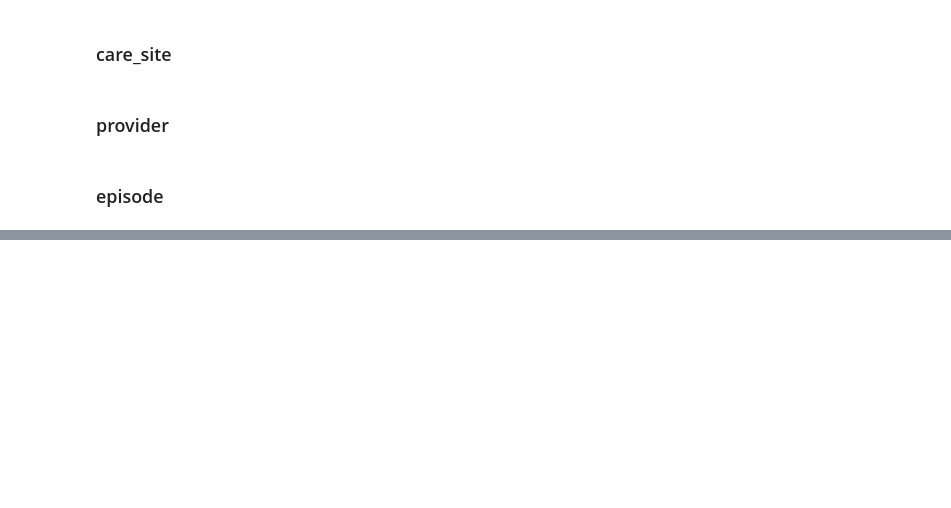
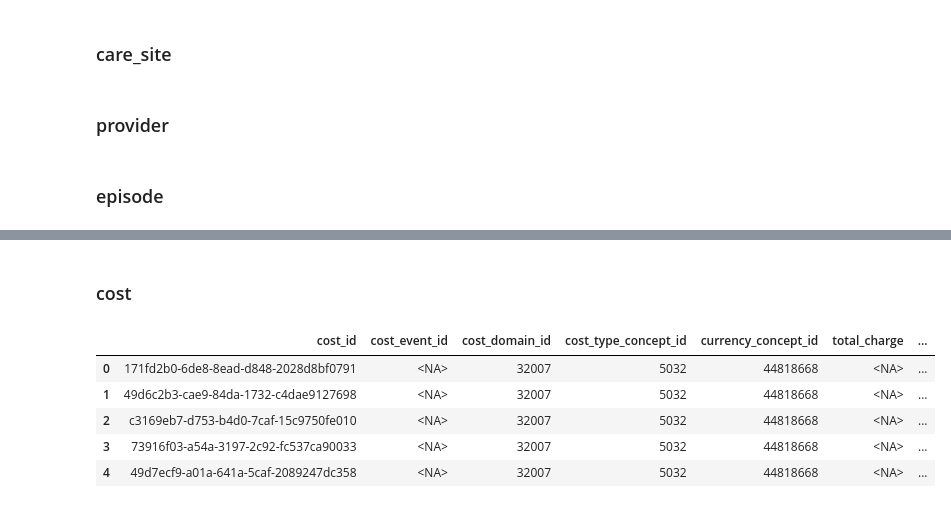
Before and after one commit to saywurdson/synthea_dw, a Jupyter notebook: omop.ipynb, the cells around one changed output, grey strips where cells are left out. Saved outputs shown, nothing was run; the diff lists cells and outputs as text; code cells hidden in the pictures; blank space fills up the shorter version.

```diff
--- a/omop.ipynb
+++ b/omop.ipynb
@@ -575,3 +835,55 @@ episode.head()
 | 2 | 98b4003d-5a49-0126-84b3-c2fae5b12327 | 561d73b3-1c56-ed8d-266e-70c9e8712efb | 32533 | 1997-01-08 | 1997-01-08 13:39:43+00:00 | None | ... |
 | 3 | 86969333-0db4-2e41-c86d-21cc1422aa12 | 1d26a818-351d-22f4-15d7-04cf0f520780 | 32533 | 2000-09-24 | 2000-09-24 00:13:34+00:00 | None | ... |
 | 4 | 936bf292-663b-0f86-ac71-5dc7c24d1378 | fffe0830-f71e-bd50-e90d-fc5f23c55433 | 32533 | 2008-09-15 | 2008-09-15 11:42:35+00:00 | None | ... |
+# %% [markdown]
+### cost
+# %%
+def claim_to_cost(data):
+    cost_rows = []
+
+    cost = {
+        'cost_id': data['id'],
+        'cost_event_id': pd.NA,
+        'cost_domain_id': 32007,
+        'cost_type_concept_id': 5032,
+        'currency_concept_id': 44818668,
+        'total_charge': pd.NA,
+        'total_cost': data['total']['value'],
+        'total_paid': pd.NA,
+        'paid_by_payer': pd.NA,
+        'paid_by_patient': pd.NA,
+        'paid_patient_copay': pd.NA,
+        'paid_patient_coinsurance': pd.NA,
+        'paid_patient_deductible': pd.NA,
+        'paid_by_primary': pd.NA,
+        'paid_ingredient_cost': pd.NA,
+        'paid_dispensing_fee': pd.NA,
+        'payer_plan_period_id': pd.NA,
+        'amount_allowed': pd.NA,
+        'revenue_code_concept_id': 38003025,
+        'revenue_code_source_value': None,
+        'drg_concept_id': pd.NA,
+        'drg_source_value': None
+    }
+    cost_rows.append(cost)
+
+    return cost_rows
+
+cost_rows = []
+
+with open('/workspaces/synthea_dw/data/fhir/Claim.ndjson', 'r') as file:
+    for line in file:
+        data = json.loads(line)
+        costs = claim_to_cost(data)
+        cost_rows.extend(costs)
+
+cost = pd.DataFrame(cost_rows).drop_duplicates()
+
+cost.head()
+# %% [output]
+|  | cost_id | cost_event_id | cost_domain_id | cost_type_concept_id | currency_concept_id | total_charge | ... |
+| 0 | 171fd2b0-6de8-8ead-d848-2028d8bf0791 | <NA> | 32007 | 5032 | 44818668 | <NA> | ... |
+| 1 | 49d6c2b3-cae9-84da-1732-c4dae9127698 | <NA> | 32007 | 5032 | 44818668 | <NA> | ... |
+| 2 | c3169eb7-d753-b4d0-7caf-15c9750fe010 | <NA> | 32007 | 5032 | 44818668 | <NA> | ... |
+| 3 | 73916f03-a54a-3197-2c92-fc537ca90033 | <NA> | 32007 | 5032 | 44818668 | <NA> | ... |
+| 4 | 49d7ecf9-a01a-641a-5caf-2089247dc358 | <NA> | 32007 | 5032 | 44818668 | <NA> | ... |
```
Also changed, not shown: parts of 5 cells of this notebook.
